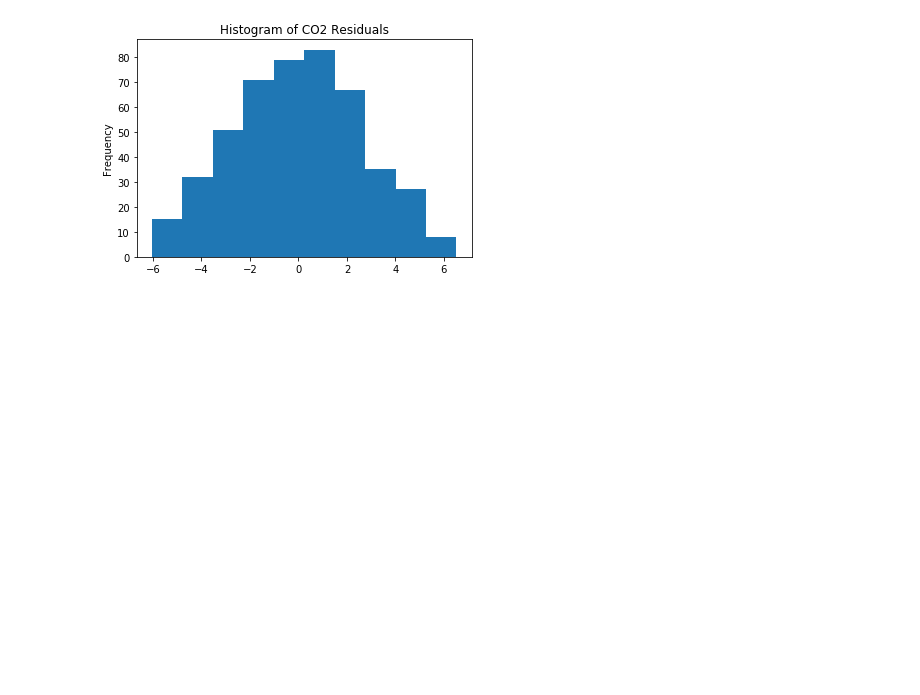
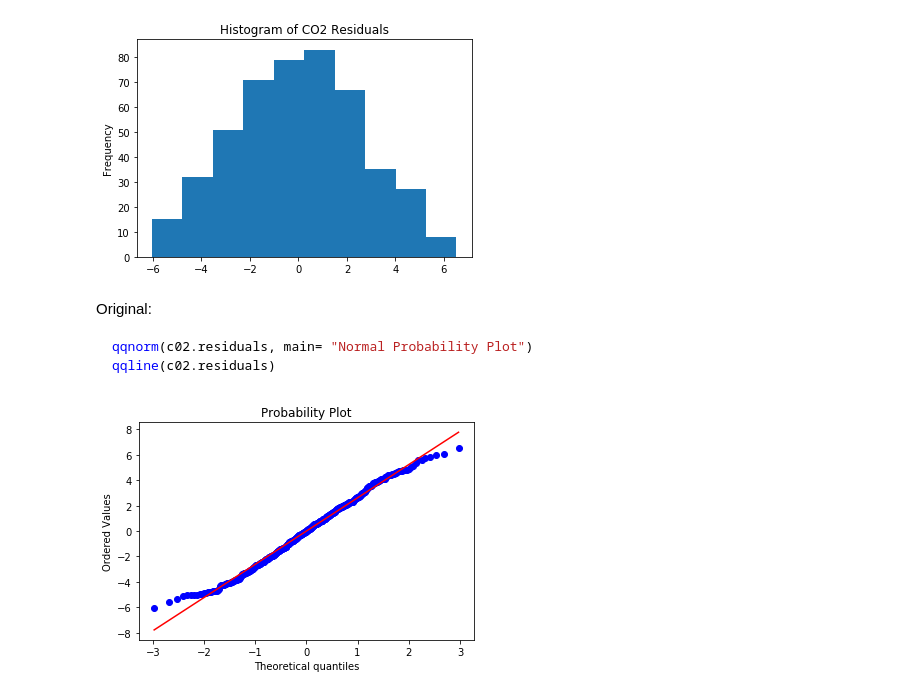
Before and after one commit to donaq/time-series-coursera, a Jupyter notebook: Linear regression on co2 dataset (Reviewing basic statistics I & II).ipynb, the cells around one changed output. Drawn from its saved outputs; the diff is of its cells as text; code cells hidden in the pictures; blank space fills up the shorter version.

````diff
--- a/Linear regression.ipynb
+++ b/Linear regression on co2 dataset (Reviewing basic statistics I & II).ipynb
@@ -111,3 +112,14 @@ co2['resid'].plot.hist(title="Histogram of CO2 Residuals")
 # %% [output]
 <matplotlib.axes._subplots.AxesSubplot at 0x...>
 [figure]
+# %% [markdown]
+Original:
+```R
+qqnorm(c02.residuals, main= "Normal Probability Plot")
+qqline(c02.residuals)
+```
+# %%
+probplot(co2['resid'],plot=plt)
+plt.show()
+# %% [output]
+[figure, added]
````
Also changed, not shown: parts of 5 cells of this notebook.
